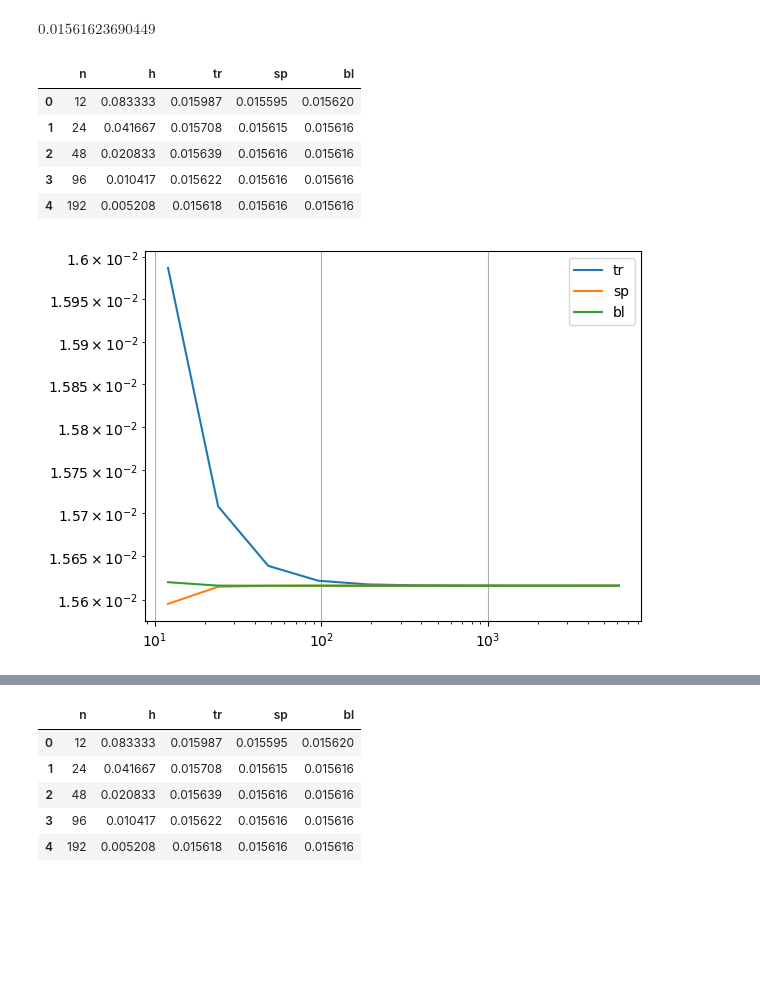
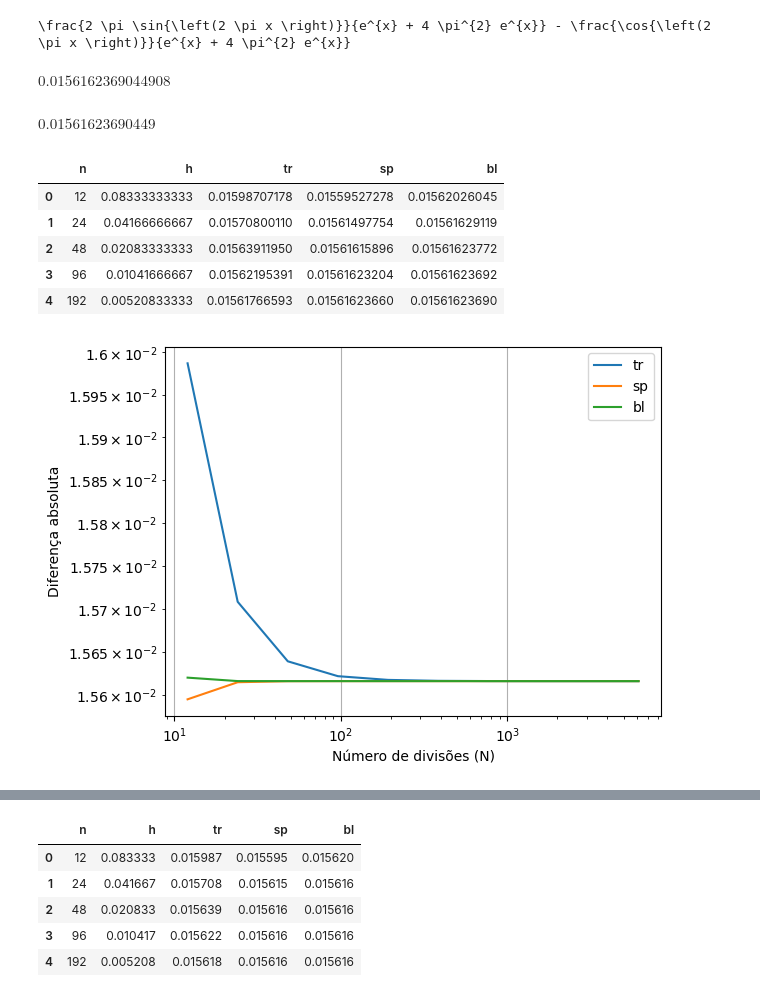
Before and after one commit to brenopelegrin/intro-fiscomp, a Jupyter notebook: projeto-3/tarefa-B/analitico.ipynb, the cells around one changed output, grey strips where cells are left out. Drawn from its saved outputs; the diff is of its cells as text; code cells hidden in the pictures; blank space fills up the shorter version.

Commit message:
modify tarefa-B and add graph]

```diff
--- a/projeto-3/tarefa-B/analitico.ipynb
+++ b/projeto-3/tarefa-B/analitico.ipynb
@@ -9,31 +9,45 @@ x,f,y = symbols('x f y')
 f_b = exp(-x)*cos(2*pi*x)
 # %%
 int_b = integrate(f_b, x)
+# %%
+print_latex(int_b)
+# %% [output]
+\frac{2 \pi \sin{\left(2 \pi x \right)}}{e^{x} + 4 \pi^{2} e^{x}} - \frac{\cos{\left(2 \pi x \right)}}{e^{x} + 4 \pi^{2} e^{x}}
 # %%
 int_b_res = int_b.subs(x, 1).evalf() - int_b.subs(x, 0).evalf()
+# %%
+int_b_res
+# %% [output]
+$\displaystyle 0.0156162369044908$
 # %%
 N(int_b_res, 13)
 # %% [output]
 $\displaystyle 0.01561623690449$
 # %%
-df = pd.read_csv('erro.csv', header=0)
+df = pd.read_csv('saida-2-erro-13687303.csv', header=0)
+df_str = pd.read_csv('saida-2-erro-13687303.csv', header=0, dtype=str)
 # %%
-df.head()
+df_str.head()
 # %% [output]
 |  | n | h | tr | sp | bl |
-| 0 | 12 | 0.083333 | 0.015987 | 0.015595 | 0.015620 |
-| 1 | 24 | 0.041667 | 0.015708 | 0.015615 | 0.015616 |
-| 2 | 48 | 0.020833 | 0.015639 | 0.015616 | 0.015616 |
-| 3 | 96 | 0.010417 | 0.015622 | 0.015616 | 0.015616 |
-| 4 | 192 | 0.005208 | 0.015618 | 0.015616 | 0.015616 |
+| 0 | 12 | 0.08333333333 | 0.01598707178 | 0.01559527278 | 0.01562026045 |
+| 1 | 24 | 0.04166666667 | 0.01570800110 | 0.01561497754 | 0.01561629119 |
+| 2 | 48 | 0.02083333333 | 0.01563911950 | 0.01561615896 | 0.01561623772 |
+| 3 | 96 | 0.01041666667 | 0.01562195391 | 0.01561623204 | 0.01561623692 |
+| 4 | 192 | 0.00520833333 | 0.01561766593 | 0.01561623660 | 0.01561623690 |
 # %%
 f1, ax1 = plt.subplots()
 ax1.plot(df['n'], df['tr'], label='tr')
 ax1.plot(df['n'], df['sp'], label='sp')
 ax1.plot(df['n'], df['bl'], label='bl')
 ax1.legend()
 ax1.grid()
 ax1.set_yscale('log')
 ax1.set_xscale('log')
+
+ax1.set_ylabel('Diferença absoluta')
+ax1.set_xlabel('Número de divisões (N)')
+
+f1.savefig('tarefa-b-graf-1-13687303.pdf', dpi=300, bbox_inches='tight')
 # %% [output]
-[figure, old version]
+[figure, new version]
```
Also changed, not shown: parts of 5 cells of this notebook, 7 other files.
